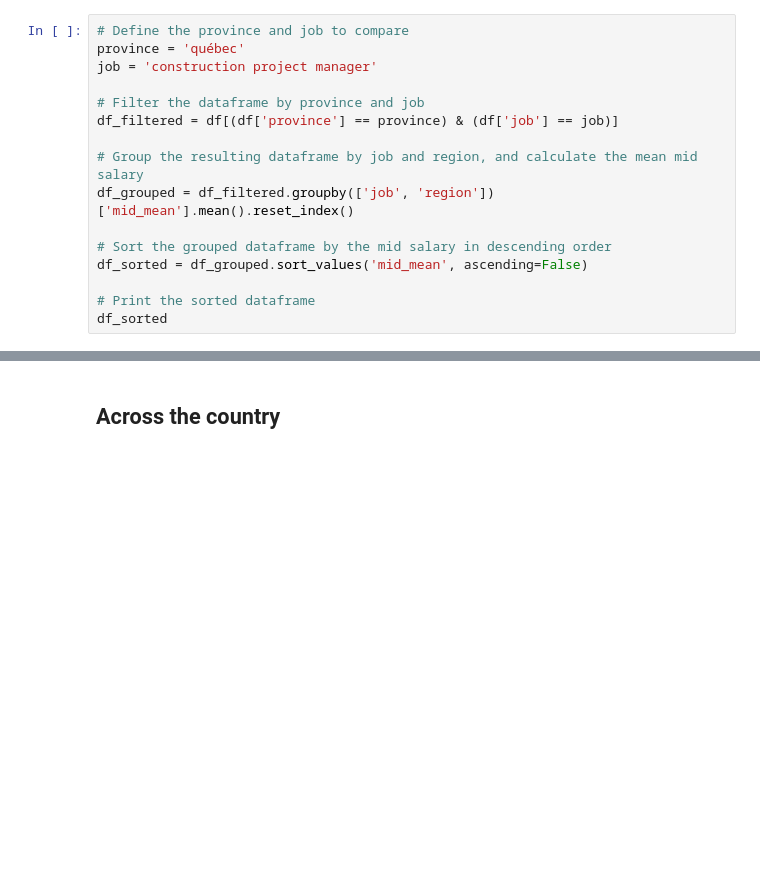
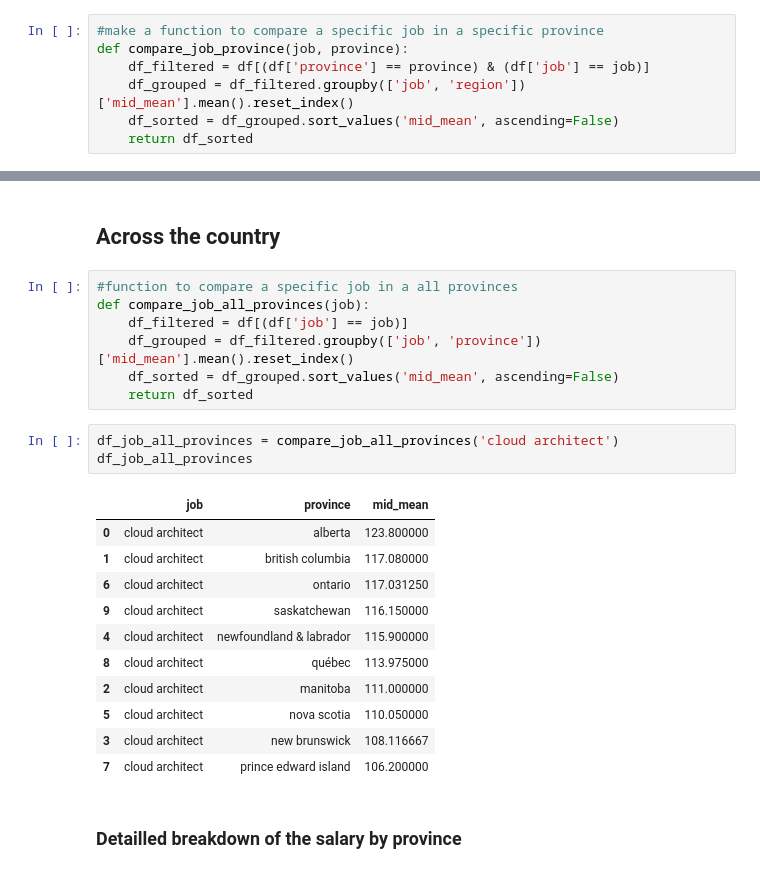
Before and after one commit to mrBlackHat777/Salary_Canada, a Jupyter notebook: sandbox/salary_exploration.ipynb, the cells around one changed output, grey strips where cells are left out. Saved outputs shown, nothing was run; the diff lists cells and outputs as text; blank space fills up the shorter version.

```diff
--- a/sandbox/salary_exploration.ipynb
+++ b/sandbox/salary_exploration.ipynb
@@ -145,16 +144,7 @@ Index(['province', 'region', 'job', 'entry', 'mid', 'senior', 'entry_min',
 # %%
-# Define the province and job to compare
-province = 'québec'
-job = 'construction project manager'
-
-# Filter the dataframe by province and job
-df_filtered = df[(df['province'] == province) & (df['job'] == job)]
-
-# Group the resulting dataframe by job and region, and calculate the mean mid salary
-df_grouped = df_filtered.groupby(['job', 'region'])['mid_mean'].mean().reset_index()
-
-# Sort the grouped dataframe by the mid salary in descending order
-df_sorted = df_grouped.sort_values('mid_mean', ascending=False)
-
-# Print the sorted dataframe
-df_sorted
+#make a function to compare a specific job in a specific province
+def compare_job_province(job, province):
+    df_filtered = df[(df['province'] == province) & (df['job'] == job)]
+    df_grouped = df_filtered.groupby(['job', 'region'])['mid_mean'].mean().reset_index()
+    df_sorted = df_grouped.sort_values('mid_mean', ascending=False)
+    return df_sorted
@@ -179,3 +163,27 @@ df_sorted
 # %% [markdown]
 ## Across the country
+# %%
+#function to compare a specific job in a all provinces
+def compare_job_all_provinces(job):
+    df_filtered = df[(df['job'] == job)]
+    df_grouped = df_filtered.groupby(['job', 'province'])['mid_mean'].mean().reset_index()
+    df_sorted = df_grouped.sort_values('mid_mean', ascending=False)
+    return df_sorted
+# %%
+df_job_all_provinces = compare_job_all_provinces('cloud architect')
+df_job_all_provinces
+# %% [output]
+|  | job | province | mid_mean |
+| 0 | cloud architect | alberta | 123.800000 |
+| 1 | cloud architect | british columbia | 117.080000 |
+| 6 | cloud architect | ontario | 117.031250 |
+| 9 | cloud architect | saskatchewan | 116.150000 |
+| 4 | cloud architect | newfoundland & labrador | 115.900000 |
+| 8 | cloud architect | québec | 113.975000 |
+| 2 | cloud architect | manitoba | 111.000000 |
+| 5 | cloud architect | nova scotia | 110.050000 |
+| 3 | cloud architect | new brunswick | 108.116667 |
+| 7 | cloud architect | prince edward island | 106.200000 |
+# %% [markdown]
+### Detailled breakdown of the salary by province
 # %%
```
Also changed, not shown: parts of 16 cells of this notebook.
